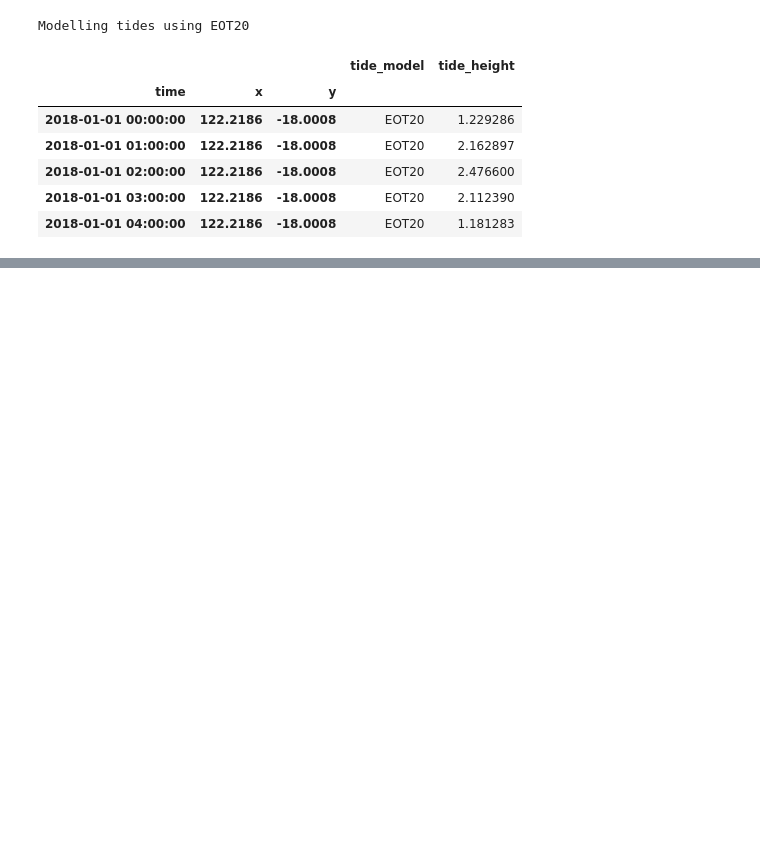
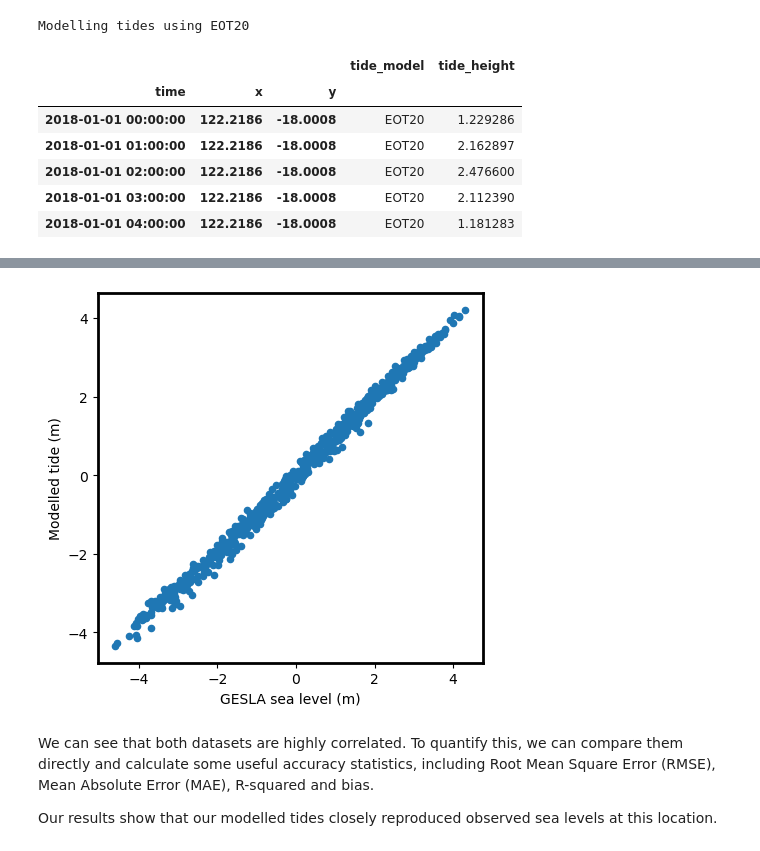
Before and after one commit to GeoscienceAustralia/eo-tides, a Jupyter notebook: docs/notebooks/Validating_tides.ipynb, the cells around one changed output, grey strips where cells are left out. Cells and saved outputs as stored; diff of their text form; code cells hidden in the pictures; blank space fills up the shorter version.

```diff
--- a/docs/notebooks/Validating_tides.ipynb
+++ b/docs/notebooks/Validating_tides.ipynb
@@ -4,0 +13,2 @@
+# %%
+directory = "../../tests/data/tide_models/"
@@ -53,0 +100,18 @@ dtype: float64
+# %%
+from eo_tides.validation import eval_metrics
+
+# Join our modelled data to the timesteps in our gauge data to enture 1:1 match
+joined_df = gauge_df.join(modelled_df)
+
+# Plot as a scatterplot
+ax = joined_df.plot.scatter(x="sea_level", y="tide_height")
+ax.set_aspect(1.0)
+ax.set_ylabel("Modelled tide (m)")
+ax.set_xlabel("GESLA sea level (m)");
+# %% [output]
+[figure, added]
+# %% [markdown]
+We can see that both datasets are highly correlated.
+To quantify this, we can compare them directly and calculate some useful accuracy statistics, including Root Mean Square Error (RMSE), Mean Absolute Error (MAE), R-squared and bias.
+
+Our results show that our modelled tides closely reproduced observed sea levels at this location.
```
Also changed, not shown: parts of 19 cells of this notebook, 5 other files.
